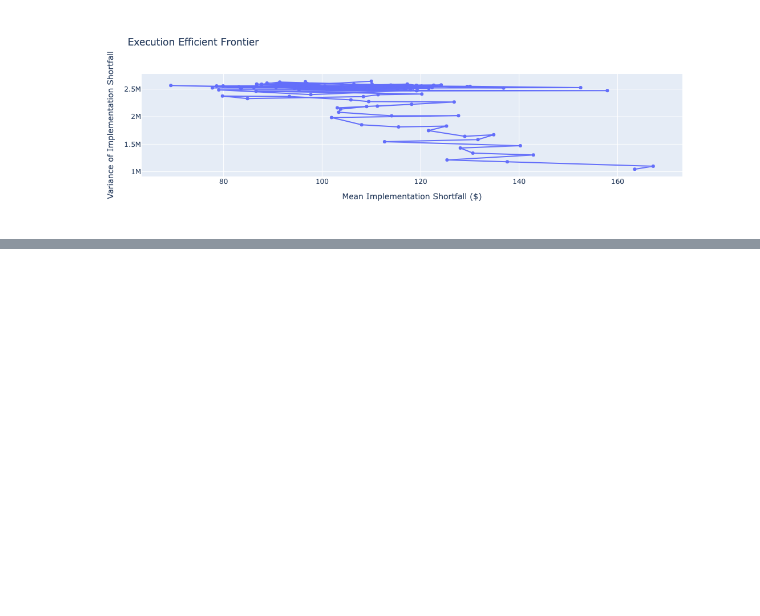
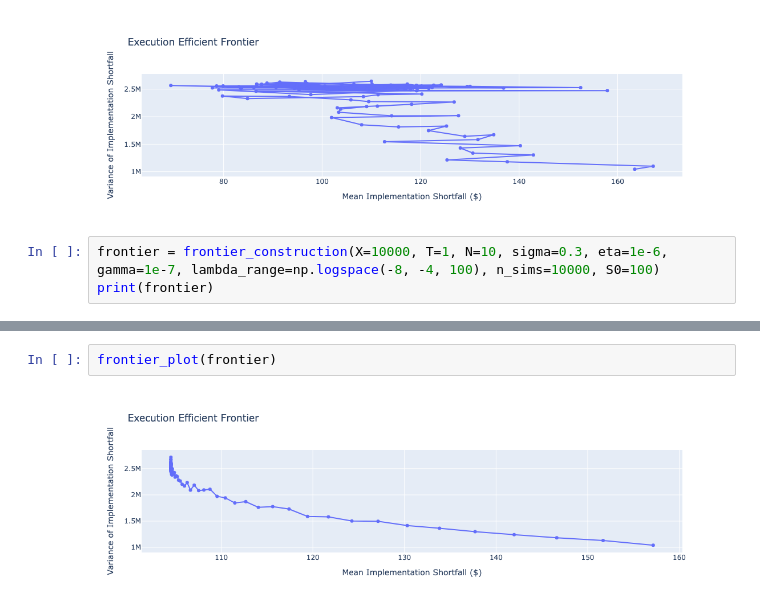
Before and after one commit to benjamincheng18/optimal-execution-simulator, a Jupyter notebook: notebooks/03_frontier.ipynb, the cells around one changed output, grey strips where cells are left out. Cells and saved outputs as stored; diff of their text form; blank space fills up the shorter version.

```diff
--- a/notebooks/03_frontier.ipynb
+++ b/notebooks/03_frontier.ipynb
@@ -32,3 +29,6 @@ print(frontier)
 frontier_plot(frontier)
 # %% [output]
 [figure]
+# %%
+frontier = frontier_construction(X=10000, T=1, N=10, sigma=0.3, eta=1e-6, gamma=1e-7, lambda_range=np.logspace(-8, -4, 100), n_sims=10000, S0=100)
+print(frontier)
@@ -34,0 +50,4 @@ frontier_plot(frontier)
+# %%
+frontier_plot(frontier)
+# %% [output]
+[figure, added]
```
Also changed, not shown: parts of 2 cells of this notebook, 4 other files.
